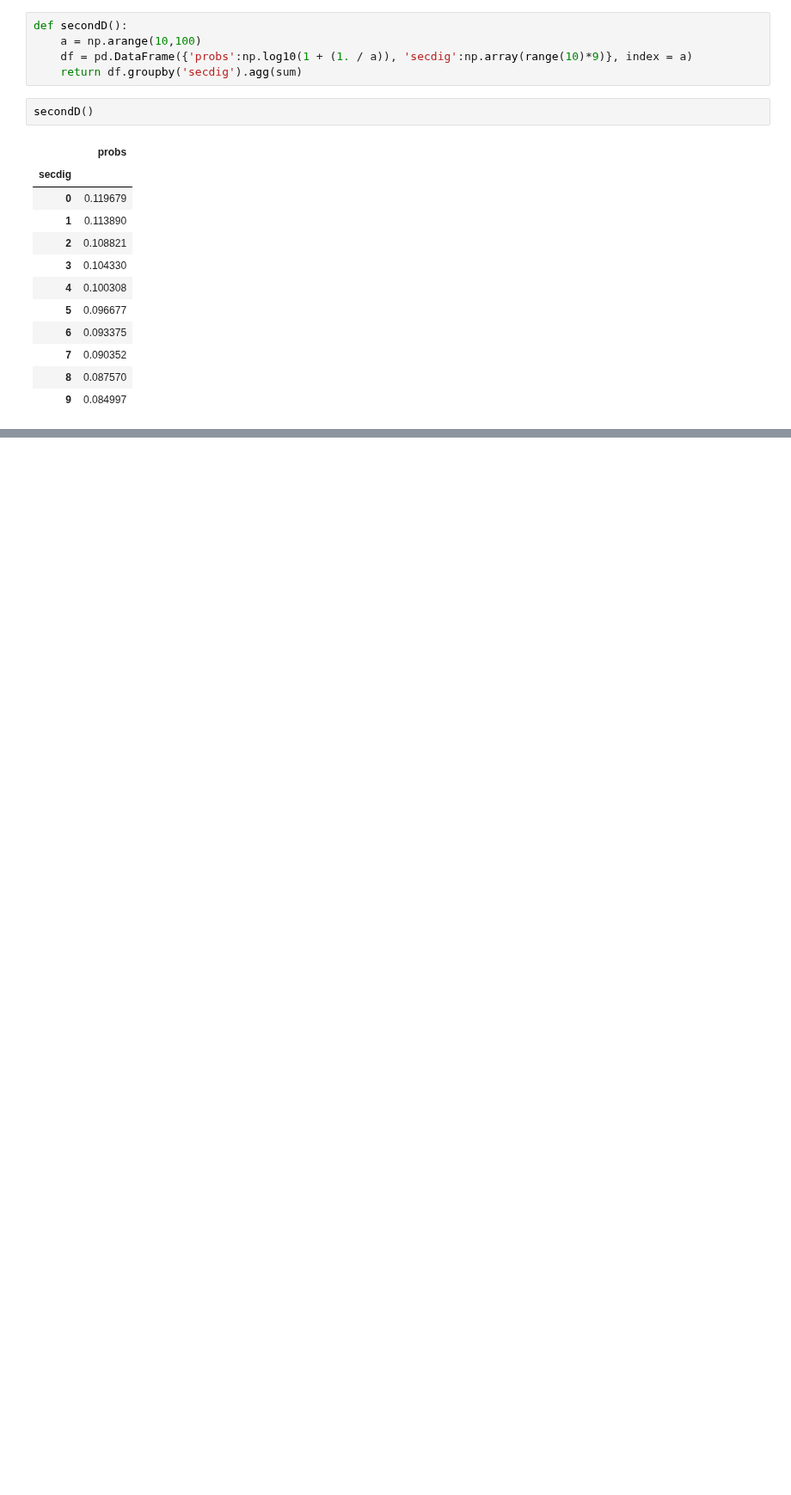
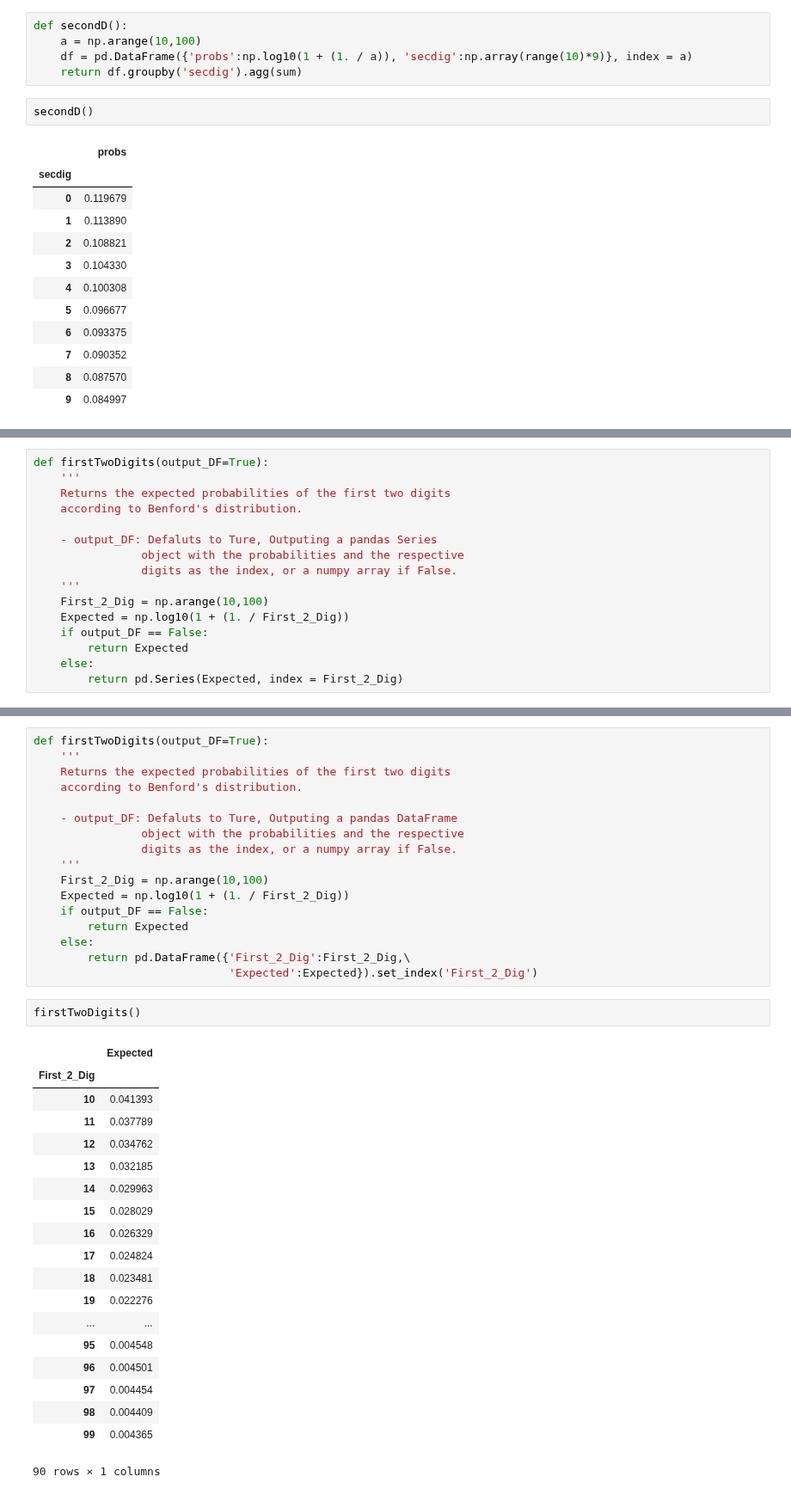
Before and after one commit to milcent/benford_py, a Jupyter notebook: Benford.ipynb, the cells around one changed output, grey strips where cells are left out. Shown at 86% size. Saved outputs shown, nothing was run; the diff lists cells and outputs as text; blank space fills up the shorter version.

Commit message:
DataFrame indexing with the digits for the distributions

```diff
--- a/Benford.ipynb
+++ b/Benford.ipynb
@@ -326,0 +327,16 @@ secondD()
+# %%
+def firstTwoDigits(output_DF=True):
+	'''
+	Returns the expected probabilities of the first two digits
+	according to Benford's distribution.
+
+	- output_DF: Defaluts to Ture, Outputing a pandas Series
+				object with the probabilities and the respective
+				digits as the index, or a numpy array if False.
+	'''
+	First_2_Dig = np.arange(10,100)
+	Expected = np.log10(1 + (1. / First_2_Dig))
+	if output_DF == False:
+		return Expected
+	else:
+		return pd.Series(Expected, index = First_2_Dig)
@@ -326,0 +372,39 @@ secondD()
+# %%
+def firstTwoDigits(output_DF=True):
+	'''
+	Returns the expected probabilities of the first two digits
+	according to Benford's distribution.
+
+	- output_DF: Defaluts to Ture, Outputing a pandas DataFrame
+				object with the probabilities and the respective
+				digits as the index, or a numpy array if False.
+	'''
+	First_2_Dig = np.arange(10,100)
+	Expected = np.log10(1 + (1. / First_2_Dig))
+	if output_DF == False:
+		return Expected
+	else:
+		return pd.DataFrame({'First_2_Dig':First_2_Dig,\
+                             'Expected':Expected}).set_index('First_2_Dig')
+# %%
+firstTwoDigits()
+# %% [output]
+|  | Expected |
+| First_2_Dig |  |
+| 10 | 0.041393 |
+| 11 | 0.037789 |
+| 12 | 0.034762 |
+| 13 | 0.032185 |
+| 14 | 0.029963 |
+| 15 | 0.028029 |
+| 16 | 0.026329 |
+| 17 | 0.024824 |
+| 18 | 0.023481 |
+| 19 | 0.022276 |
+| ... | ... |
+| 95 | 0.004548 |
+| 96 | 0.004501 |
+| 97 | 0.004454 |
+| 98 | 0.004409 |
+| 99 | 0.004365 |
+90 rows × 1 columns
```
Also changed, not shown: parts of 16 cells of this notebook, 1 other file.
